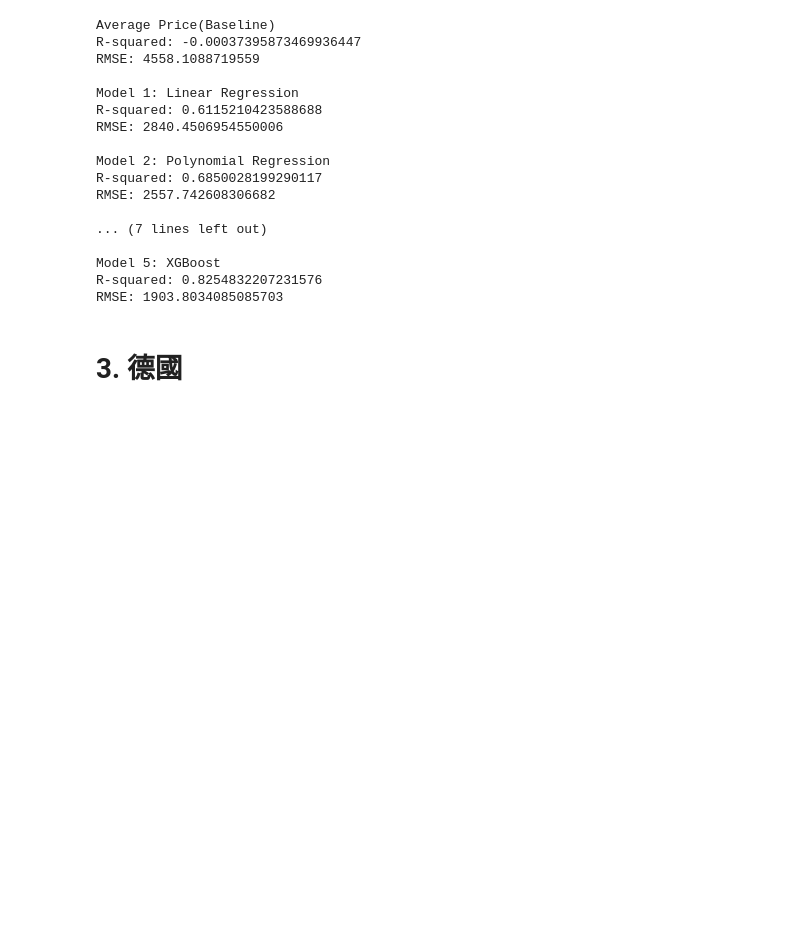
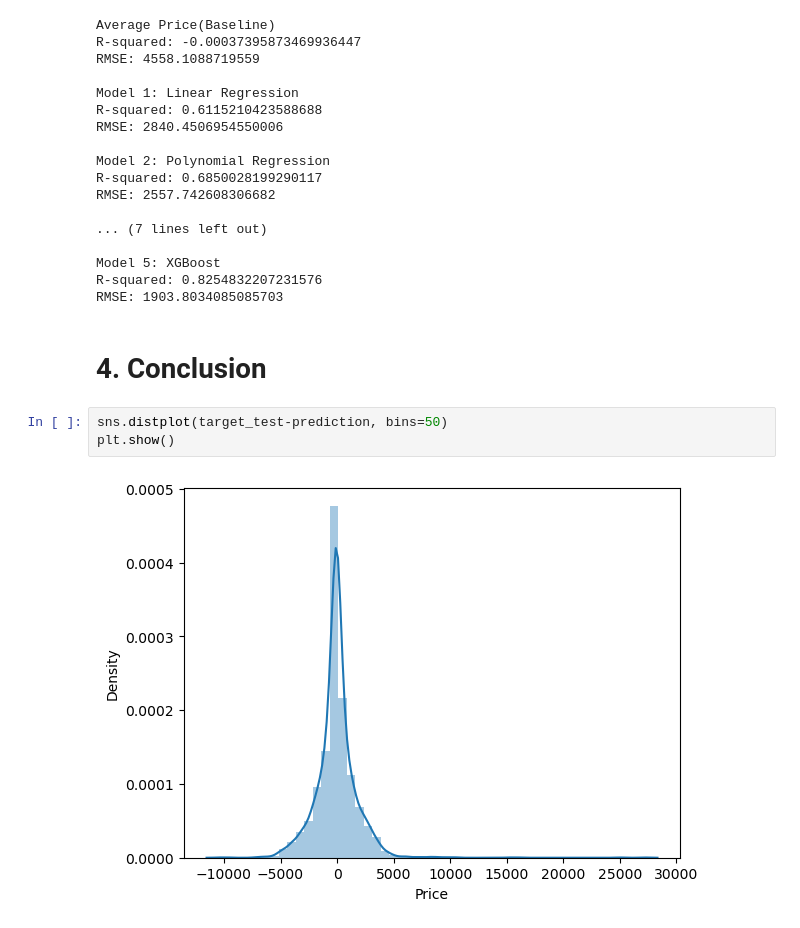
Before and after one commit to Kevin228839/Flight-Fare-Prediction, a Jupyter notebook: final_project.ipynb, the cells around one changed output. Cells and saved outputs as stored; diff of their text form; blank space fills up the shorter version.

```diff
--- a/final_project.ipynb
+++ b/final_project.ipynb
@@ -717,5 +712,10 @@ RMSE: 2557.742608306682
 Model 5: XGBoost
 R-squared: 0.8254832207231576
 RMSE: 1903.8034085085703
-# %% [markdown]
-# 3.  德國
+# %% [markdown]
+# 4. Conclusion
+# %%
+sns.distplot(target_test-prediction, bins=50)
+plt.show()
+# %% [output]
+[figure, added]
```
Also changed, not shown: parts of 2 cells of this notebook.
